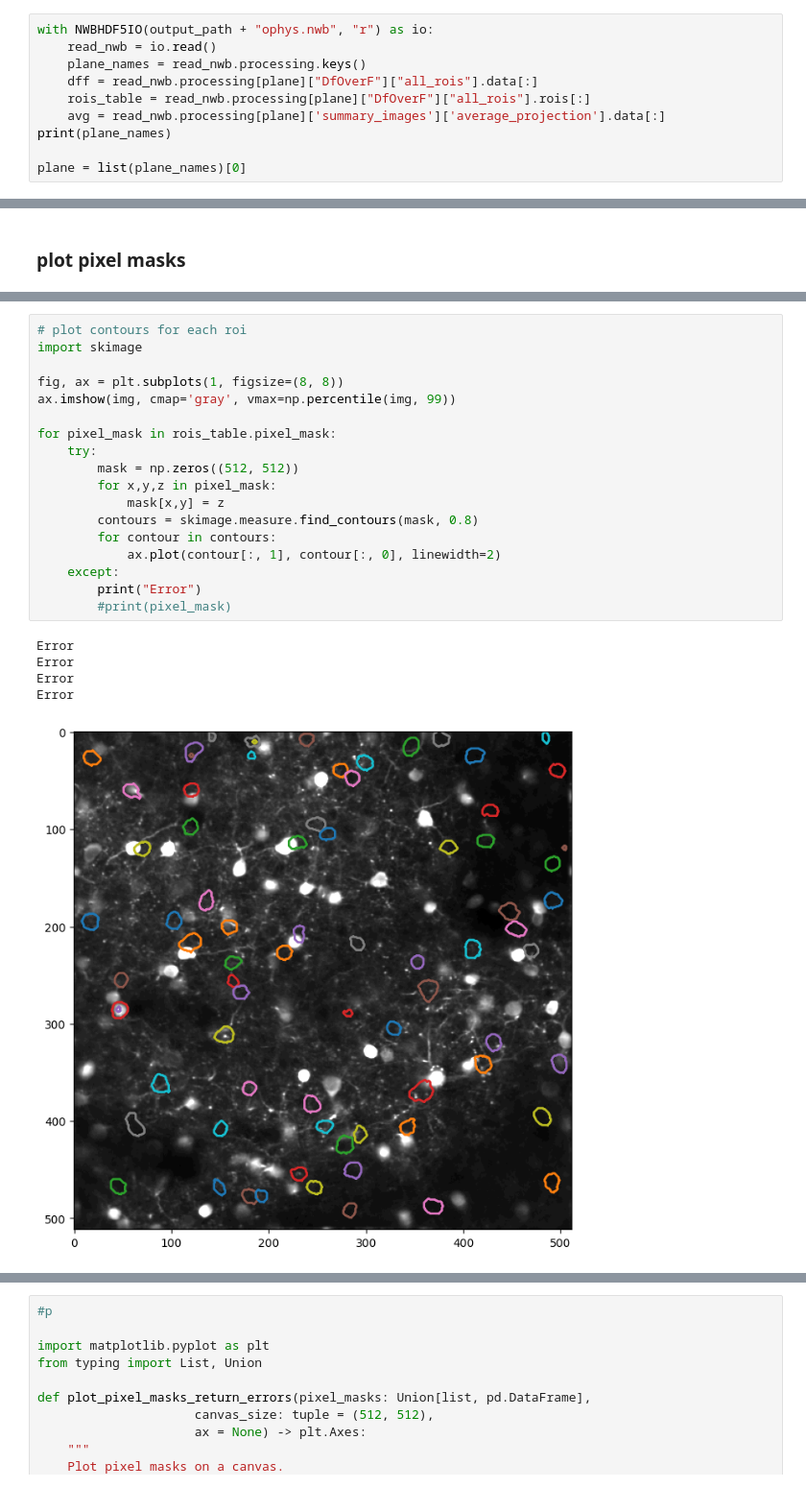
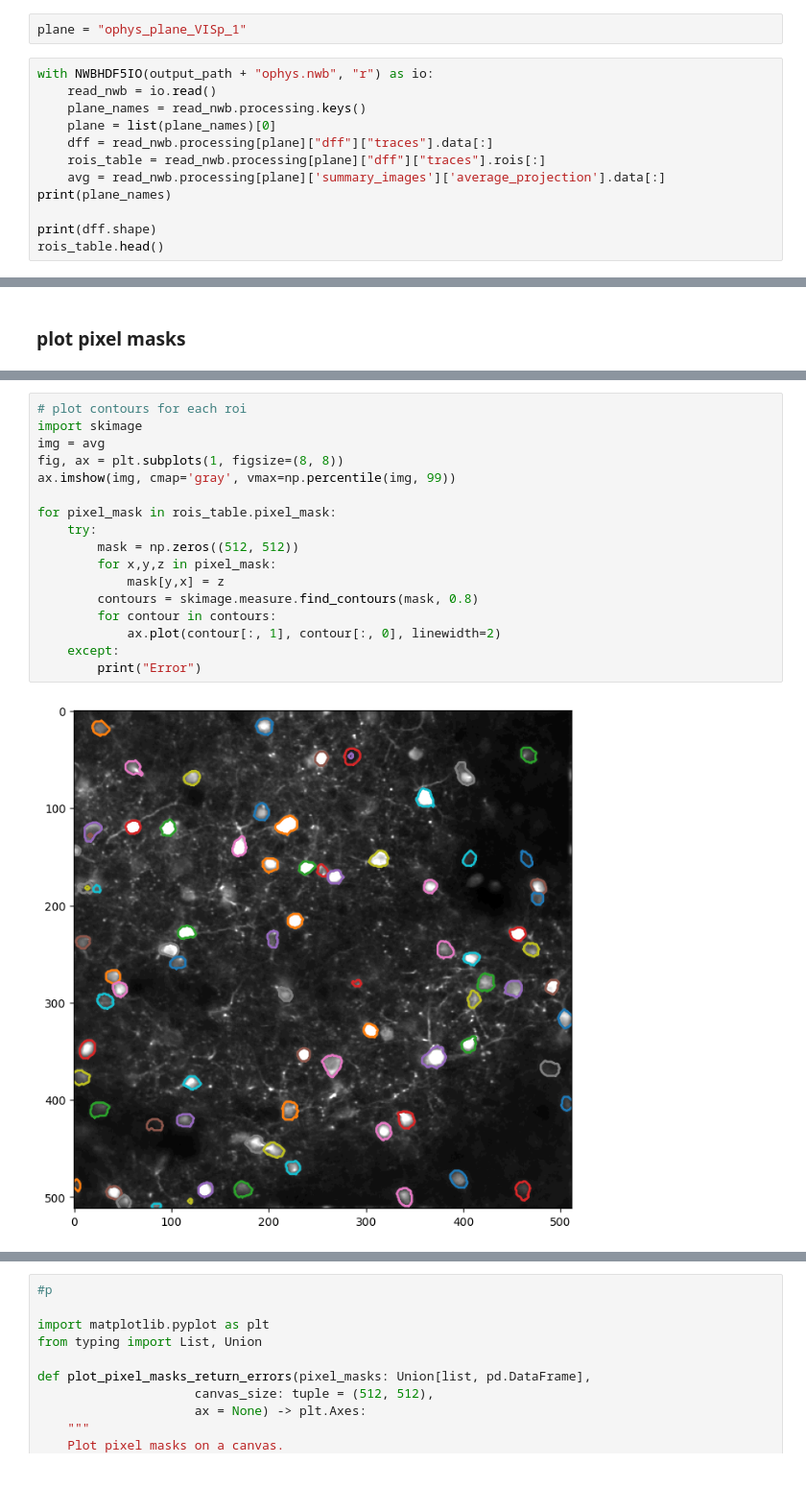
Before and after one commit to AllenNeuralDynamics/aind-ophys-nwb, a Jupyter notebook: code/dev.ipynb, the cells around one changed output, grey strips where cells are left out. Shown at 96% size. Drawn from its saved outputs; the diff is of its cells as text.

```diff
--- a/code/dev.ipynb
+++ b/code/dev.ipynb
@@ -211,12 +211,16 @@ Fields:
+# %%
+plane = "ophys_plane_VISp_1"
 # %%
 with NWBHDF5IO(output_path + "ophys.nwb", "r") as io:
     read_nwb = io.read()
     plane_names = read_nwb.processing.keys()
-    dff = read_nwb.processing[plane]["DfOverF"]["all_rois"].data[:]
-    rois_table = read_nwb.processing[plane]["DfOverF"]["all_rois"].rois[:]
+    plane = list(plane_names)[0]
+    dff = read_nwb.processing[plane]["dff"]["traces"].data[:]
+    rois_table = read_nwb.processing[plane]["dff"]["traces"].rois[:]
     avg = read_nwb.processing[plane]['summary_images']['average_projection'].data[:]
 print(plane_names)
 
-plane = list(plane_names)[0]
+print(dff.shape)
+rois_table.head()
 # %% [output]
 dict_keys(['ophys_plane_VISp_0', 'ophys_plane_VISp_1', 'ophys_plane_VISp_2', 'ophys_plane_VISp_3', 'ophys_plane_VISp_4', 'ophys_plane_VISp_5', 'ophys_plane_VISp_6', 'ophys_plane_VISp_7'])
@@ -320,24 +354,19 @@ Pixels found greather than canvas size (512, 512)
 # %%
 # plot contours for each roi
 import skimage
-
+img = avg
 fig, ax = plt.subplots(1, figsize=(8, 8))
 ax.imshow(img, cmap='gray', vmax=np.percentile(img, 99))
 
 for pixel_mask in rois_table.pixel_mask:
     try:
         mask = np.zeros((512, 512))
         for x,y,z in pixel_mask:
-            mask[x,y] = z
+            mask[y,x] = z
         contours = skimage.measure.find_contours(mask, 0.8)
         for contour in contours:
             ax.plot(contour[:, 1], contour[:, 0], linewidth=2)
     except:
         print("Error")
-        #print(pixel_mask)
 # %% [output]
-Error
-Error
-Error
-Error
-[figure, old version]
+[figure, new version]
```
Also changed, not shown: parts of 10 cells of this notebook.
